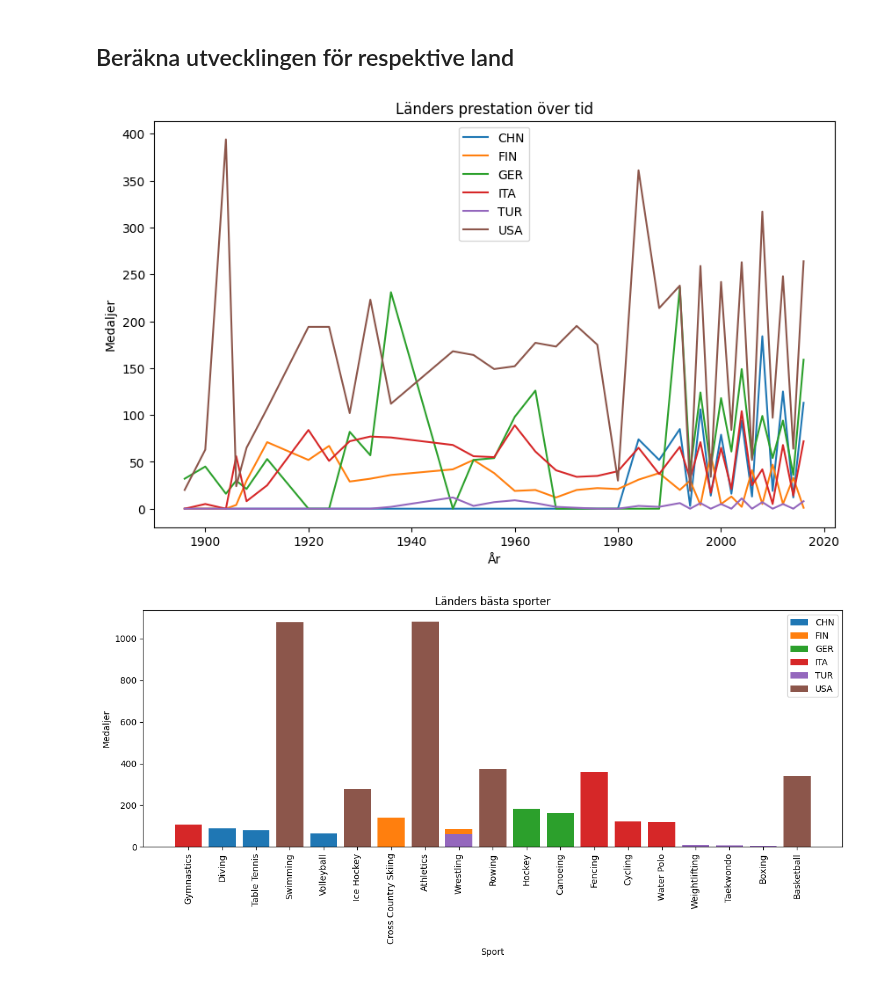
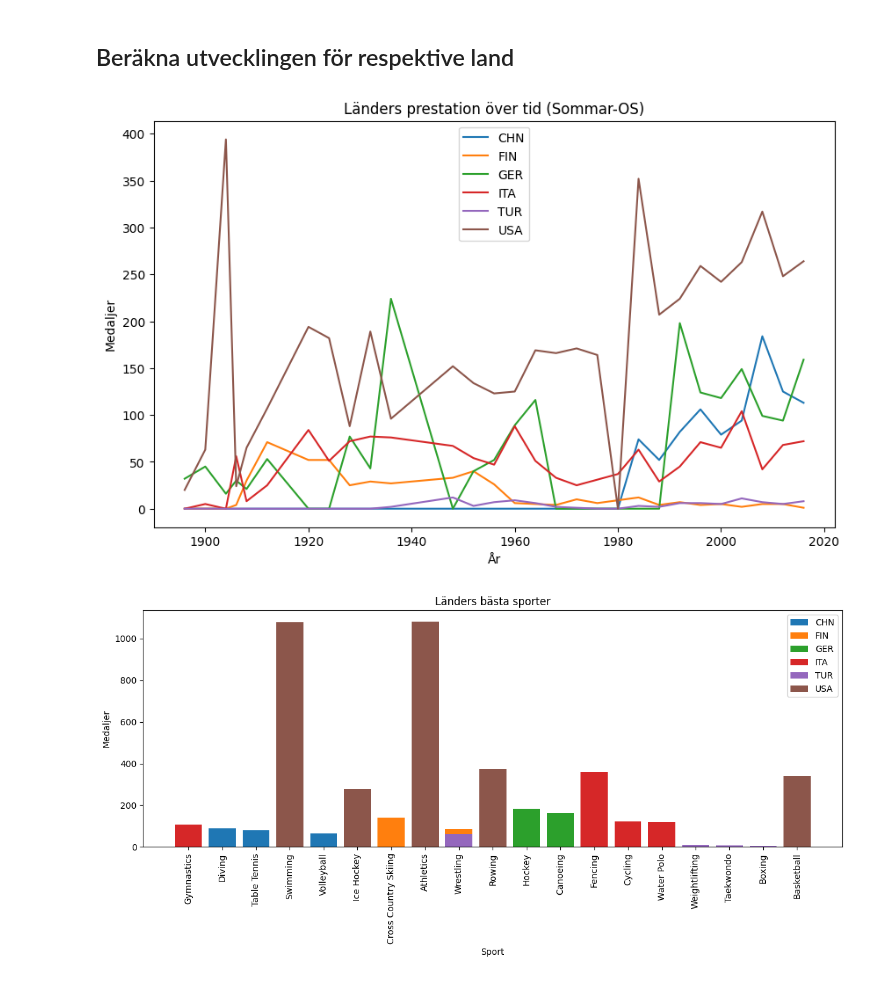
Before and after one commit to n00rp/Project_Olympic, a Jupyter notebook: Individuella filer/individuell_fil_martin_extra.ipynb, the cells around one changed output. Cells and saved outputs as stored; diff of their text form; code cells hidden in the pictures.

```diff
--- a/Individuella filer/individuell_fil_martin_extra.ipynb
+++ b/Individuella filer/individuell_fil_martin_extra.ipynb
@@ -83,18 +83,19 @@ Name: count, Length: 114, dtype: int64
 # %% [markdown]
 ## Beräkna utvecklingen för respektive land
 # %%
-lander_prestation_over_tid = df[df['NOC'].isin(['GER', 'ITA', 'TUR', 'CHN', 'USA', 'FIN'])].groupby(["NOC", "Year"])["Medal"].count().unstack().fillna(0)
+lander_prestation_over_tid = df[(df['NOC'].isin(['GER', 'ITA', 'TUR', 'CHN', 'USA', 'FIN'])) & (df['Season'] == "Summer")].groupby(["NOC", "Year"])["Medal"].count().unstack().fillna(0)
+
 plt.figure(figsize=(10,6))
 for noc in lander_prestation_over_tid.index:
     noc_data = lander_prestation_over_tid.loc[noc]
     plt.plot(noc_data.index, noc_data.values, label=noc)
 plt.xlabel("År")
 plt.ylabel("Medaljer")
-plt.title("Länders prestation över tid")
+plt.title("Länders prestation över tid (Sommar-OS)")
 plt.legend()
 plt.show()
 # %% [output]
-[figure, old version]
+[figure, new version]
 # %%
 lander_sporter = df[df['NOC'].isin(['GER', 'ITA', 'TUR', 'CHN', 'USA', 'FIN'])].groupby(["NOC", "Sport"])["Medal"].count().unstack().fillna(0)
 plt.figure(figsize=(12,6))
```
Also changed, not shown: parts of 2 cells of this notebook, 3 other files.
